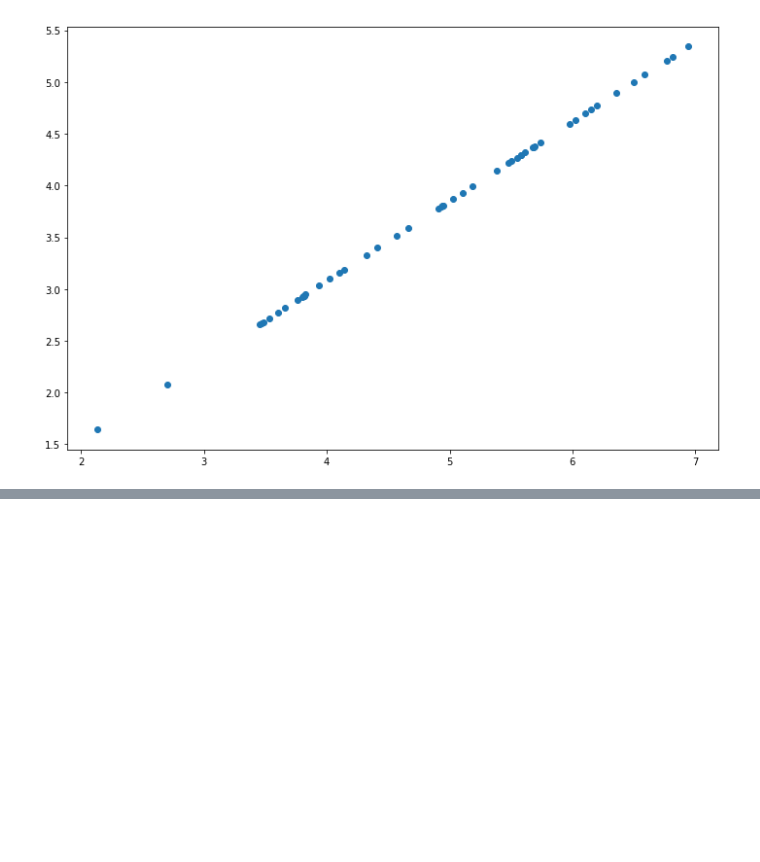
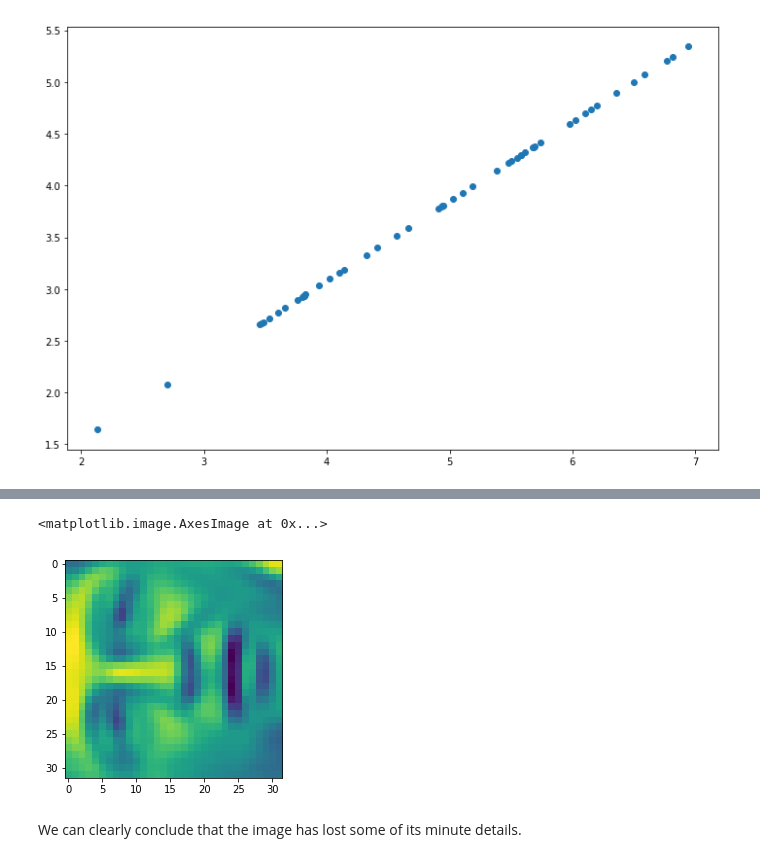
Before and after one commit to RajatGarg97/AndrewNg-mlCourse-Ex, a Jupyter notebook: machine-learning-ex7/ex7/Kmeans-and-PCA.ipynb, the cells around one changed output, grey strips where cells are left out. Cells and saved outputs as stored; diff of their text form; code cells hidden in the pictures; blank space fills up the shorter version.

```diff
--- a/machine-learning-ex7/ex7/Kmeans-and-PCA.ipynb
+++ b/machine-learning-ex7/ex7/Kmeans-and-PCA.ipynb
@@ -273,0 +287,14 @@ ax.scatter(X0_recovered, X1_recovered)
+# %%
+U, S, V = pca(X)
+Z = project_data(X, U, 100)
+# %%
+#Recovering attempt
+
+X_recovered = recover_data(Z, U, 100)
+face = np.reshape(X_recovered[3, :], (32, 32))
+plt.imshow(face)
+# %% [output]
+<matplotlib.image.AxesImage at 0x...>
+[figure, added]
+# %% [markdown]
+We can clearly conclude that the image has lost some of its minute details.
```
Also changed, not shown: parts of 3 cells of this notebook.
